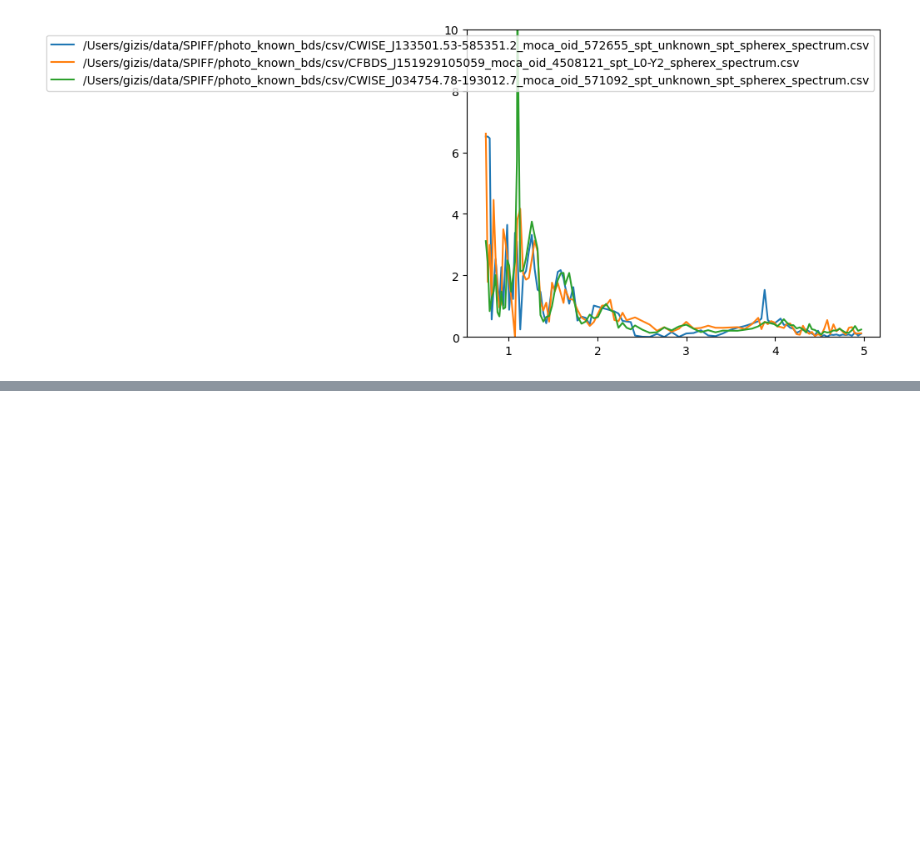
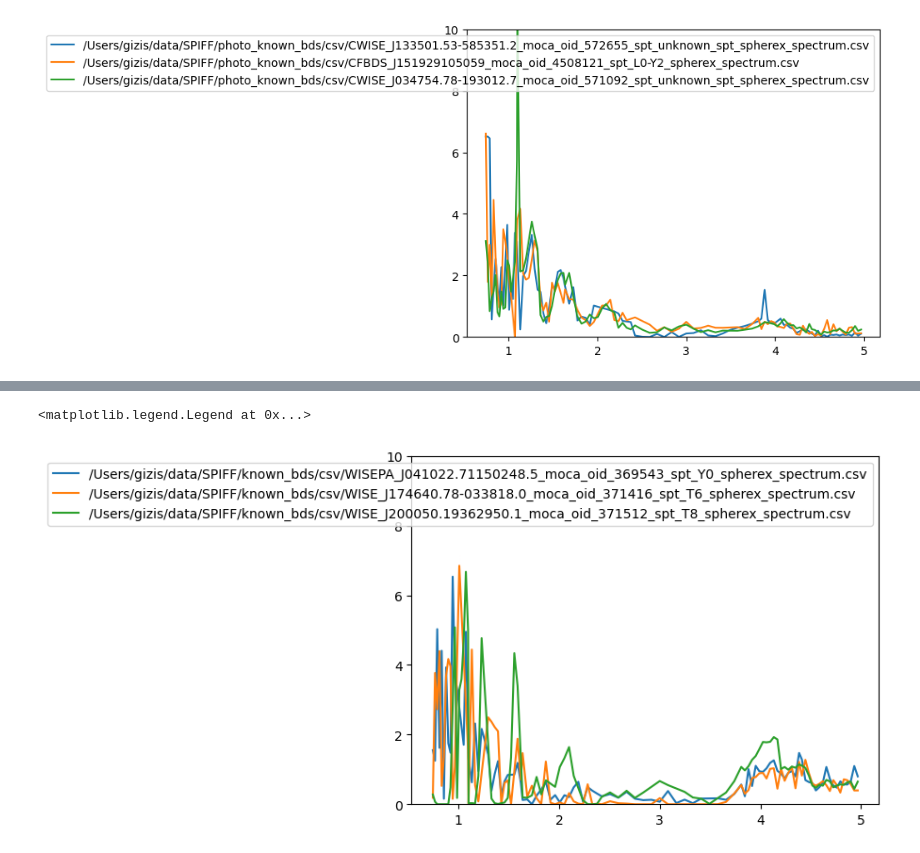
Before and after one commit to jgizis/spherex-ucd-explore, a Jupyter notebook: spiff_known_pca.ipynb, the cells around one changed output, grey strips where cells are left out. Cells and saved outputs as stored; diff of their text form; code cells hidden in the pictures; blank space fills up the shorter version.

Commit message:
check outliers

```diff
--- a/spiff_known_pca.ipynb
+++ b/spiff_known_pca.ipynb
@@ -426,3 +429,9 @@ plt.legend()
 # %% [output]
 <matplotlib.legend.Legend at 0x...>
 [figure]
+# %%
+#look at the outliers. however, the horrendous ones have been removed previously
+i_nPC5 = (pca_features[:, 4] < -4)
+weirdnPC5_oids = all_oids[i_nPC5]
+weirdnPC5_data = final_array[i_nPC5, :]
+print(weirdnPC5_oids)
@@ -428,0 +443,11 @@ plt.legend()
+# %%
+plt.plot(x_values,weirdnPC5_data[0],label=weirdnPC5_oids[0])
+plt.plot(x_values,weirdnPC5_data[1],label=weirdnPC5_oids[1])
+plt.plot(x_values,weirdnPC5_data[2],label=weirdnPC5_oids[2])
+#plt.plot(x_values,weirdPC5_data[1],label=weirdPC5_oids[1])
+plt.ylim(0,10)
+#plt.xlim(0.7,1.0)
+plt.legend()
+# %% [output]
+<matplotlib.legend.Legend at 0x...>
+[figure, added]
```
Also changed, not shown: parts of 3 cells of this notebook.
